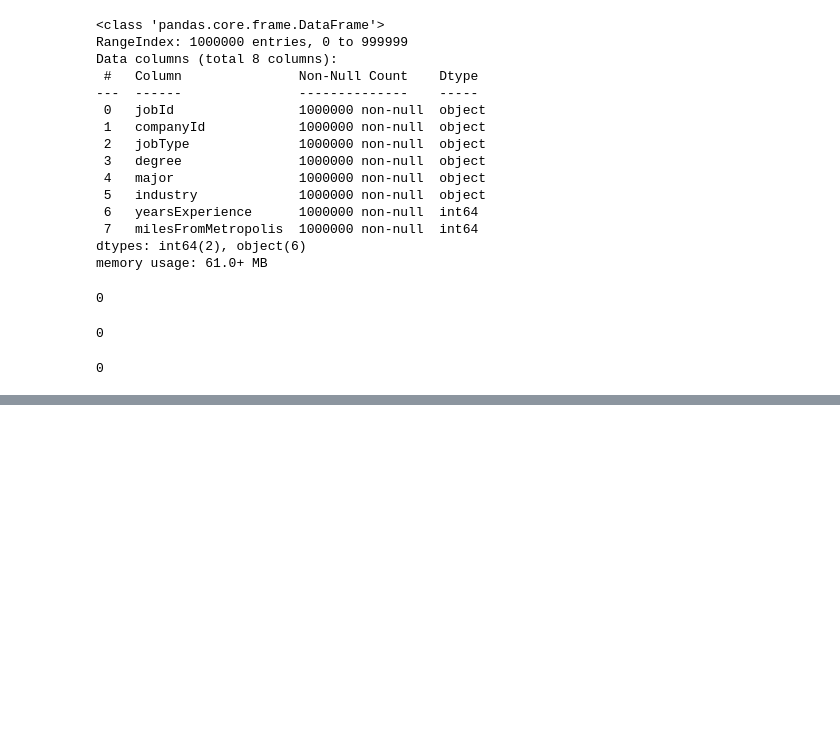
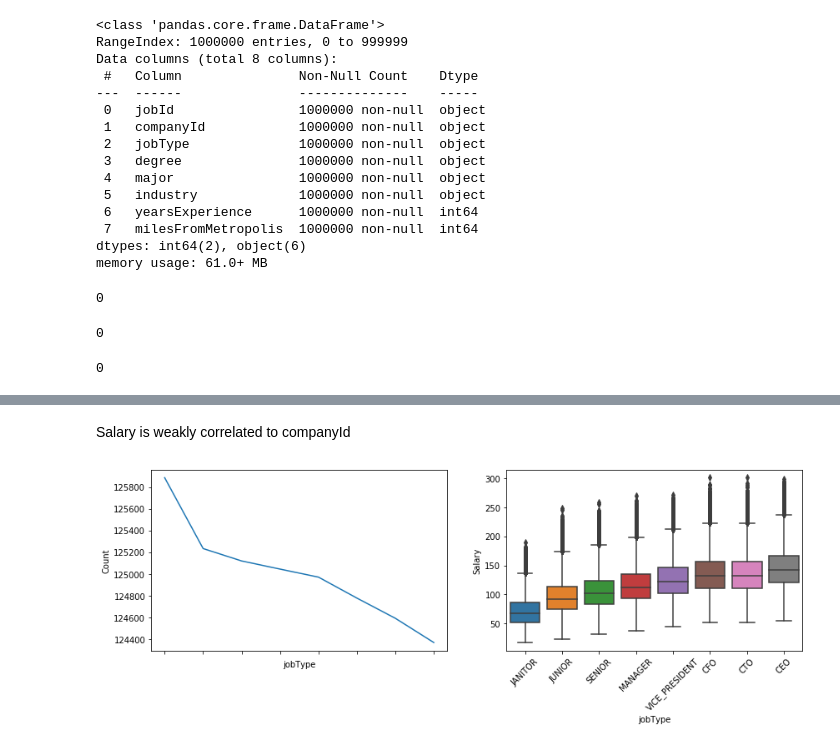
Before and after one commit to deepasyriac/Salary_Prediction_Portfolio_Project, a Jupyter notebook: Salary_Prediction_Portfolio_Project.ipynb, the cells around one changed output, grey strips where cells are left out. Drawn from its saved outputs; the diff is of its cells as text; code cells hidden in the pictures; blank space fills up the shorter version.

```diff
--- a/Salary_Prediction_Portfolio_Project.ipynb
+++ b/Salary_Prediction_Portfolio_Project.ipynb
@@ -151,0 +347,6 @@ train_df.duplicated().sum()
+# %% [markdown]
+Salary is weakly correlated to companyId
+# %%
+plot_variables(train_df,"jobType")
+# %% [output]
+[figure, added]
```
Also changed, not shown: parts of 58 cells of this notebook.
